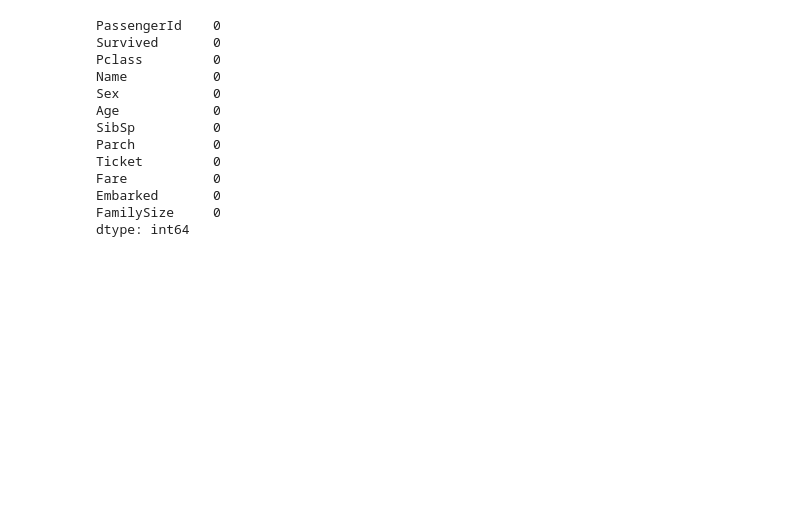
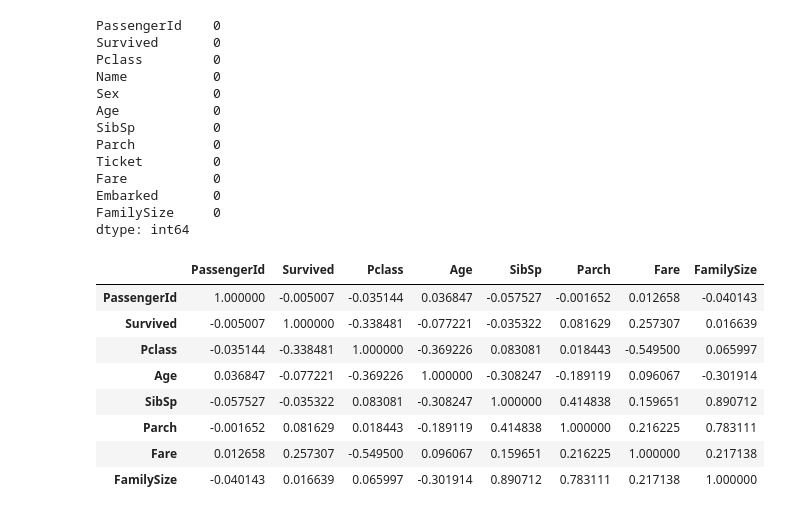
Before and after one commit to SumaiyaaRq/eda-projects, a Jupyter notebook: Titanic_EDA.ipynb, the cells around one changed output. Cells and saved outputs as stored; diff of their text form; code cells hidden in the pictures; blank space fills up the shorter version.

Commit message:
Correlation between features and survival & outlier detection

```diff
--- a/Titanic_EDA.ipynb
+++ b/Titanic_EDA.ipynb
@@ -320,3 +320,23 @@ Fare           0
 Embarked       0
 FamilySize     0
 dtype: int64
+# %%
+corr = df.corr(numeric_only=True)
+corr
+
+
+# Observation:
+# Pclass has the strongest negative correlation with Survived (-0.338), suggesting that passengers in higher-numbered classes had lower survival rates.
+# Fare has a moderate positive correlation with Survived (0.257), suggesting that passengers paying higher fares tended to have higher survival.
+# Age has a weak negative correlation with Survived (-0.077), indicating little linear relationship.
+# FamilySize has almost no linear correlation with Survived (0.017), although our earlier group-based analysis revealed that survival varies across different family sizes.
+# %% [output]
+|  | PassengerId | Survived | Pclass | Age | SibSp | Parch | Fare | FamilySize |
+| PassengerId | 1.000000 | -0.005007 | -0.035144 | 0.036847 | -0.057527 | -0.001652 | 0.012658 | -0.040143 |
+| Survived | -0.005007 | 1.000000 | -0.338481 | -0.077221 | -0.035322 | 0.081629 | 0.257307 | 0.016639 |
+| Pclass | -0.035144 | -0.338481 | 1.000000 | -0.369226 | 0.083081 | 0.018443 | -0.549500 | 0.065997 |
+| Age | 0.036847 | -0.077221 | -0.369226 | 1.000000 | -0.308247 | -0.189119 | 0.096067 | -0.301914 |
+| SibSp | -0.057527 | -0.035322 | 0.083081 | -0.308247 | 1.000000 | 0.414838 | 0.159651 | 0.890712 |
+| Parch | -0.001652 | 0.081629 | 0.018443 | -0.189119 | 0.414838 | 1.000000 | 0.216225 | 0.783111 |
+| Fare | 0.012658 | 0.257307 | -0.549500 | 0.096067 | 0.159651 | 0.216225 | 1.000000 | 0.217138 |
+| FamilySize | -0.040143 | 0.016639 | 0.065997 | -0.301914 | 0.890712 | 0.783111 | 0.217138 | 1.000000 |
```
